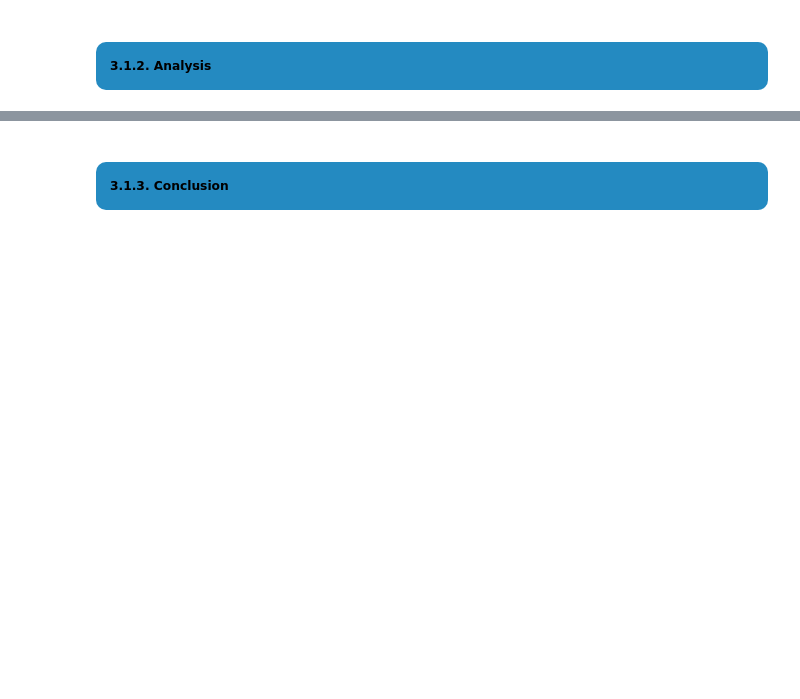
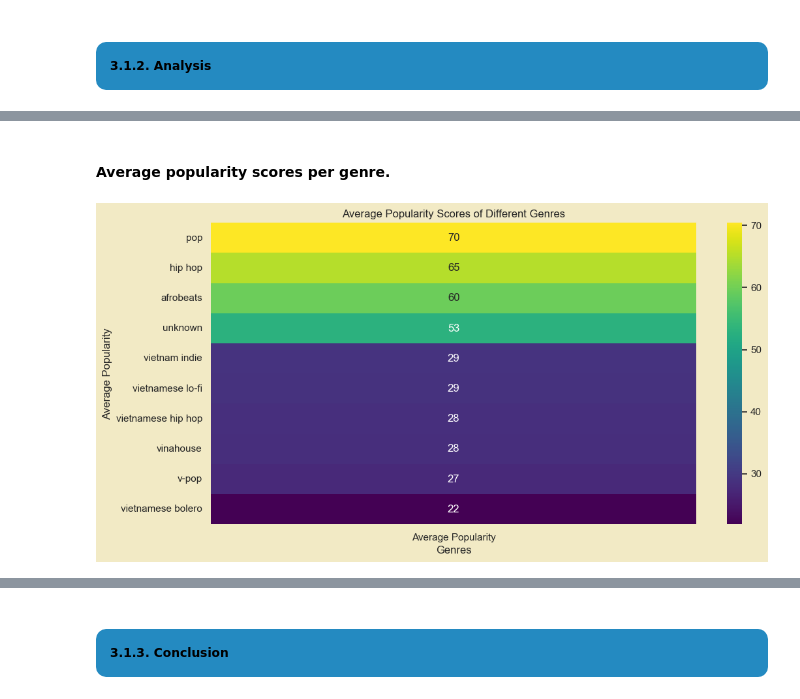
Before and after one commit to truongthuankiet1990gmailcom/Data-Visualization-HW1, a Jupyter notebook: notebook.ipynb, the cells around one changed output, grey strips where cells are left out. Cells and saved outputs as stored; diff of their text form; code cells hidden in the pictures; blank space fills up the shorter version.

```diff
--- a/notebook.ipynb
+++ b/notebook.ipynb
@@ -2405,0 +2435,11 @@ plt.show()
+# %%
+genres_avg_pop = {}
+# Get top 10 genres appearing most in the dataset
+top_10_genres_appear_the_most = song_df['genres'].explode().value_counts().head(10).index
+
+for genre in top_10_genres_appear_the_most:
+    genre_songs = song_df[song_df['genres'].apply(lambda x: genre in x)]
+    # Get average popularity for each genre
+    genres_avg_pop[genre] = genre_songs['popularity'].mean()
+
+genres_avg_pop = {k: v for k, v in sorted(genres_avg_pop.items(), key=lambda item: item[1], reverse=True)}
@@ -2408,0 +2582,17 @@ plt.show()
+# %% [markdown]
+#### Average popularity scores per genre.
+# %%
+top_10_genres_avg_pop = dict(sorted(genres_avg_pop.items(), key=lambda item: item[1], reverse=True)[:10])
+
+# Create a DataFrame from the top 10 items
+df_top_10_genres_avg_pop = pd.DataFrame(list(top_10_genres_avg_pop.values()), index=top_10_genres_avg_pop.keys(), columns=['Average Popularity'])
+
+# Plot the heatmap
+plt.figure(figsize=(12, 6))
+sns.heatmap(df_top_10_genres_avg_pop, annot=True, cmap='viridis')
+plt.title("Average Popularity Scores of Different Genres")
+plt.xlabel("Genres")
+plt.ylabel("Average Popularity")
+plt.show()
+# %% [output]
+[figure, added]
```
Also changed, not shown: parts of 25 cells of this notebook.
